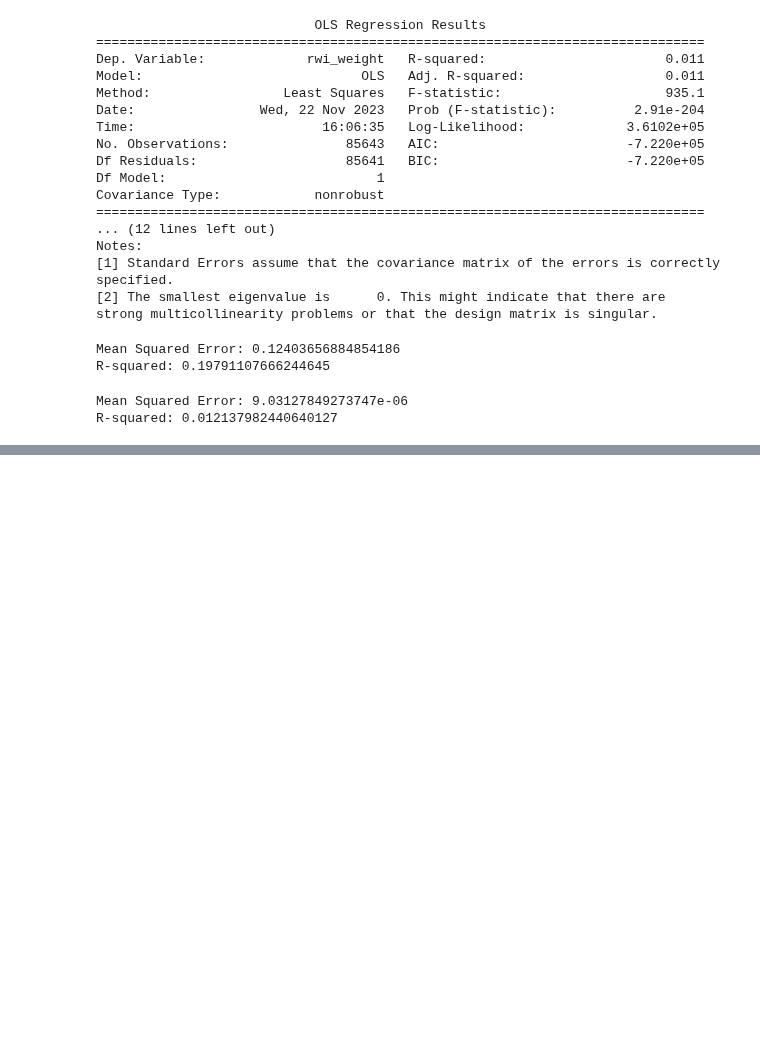
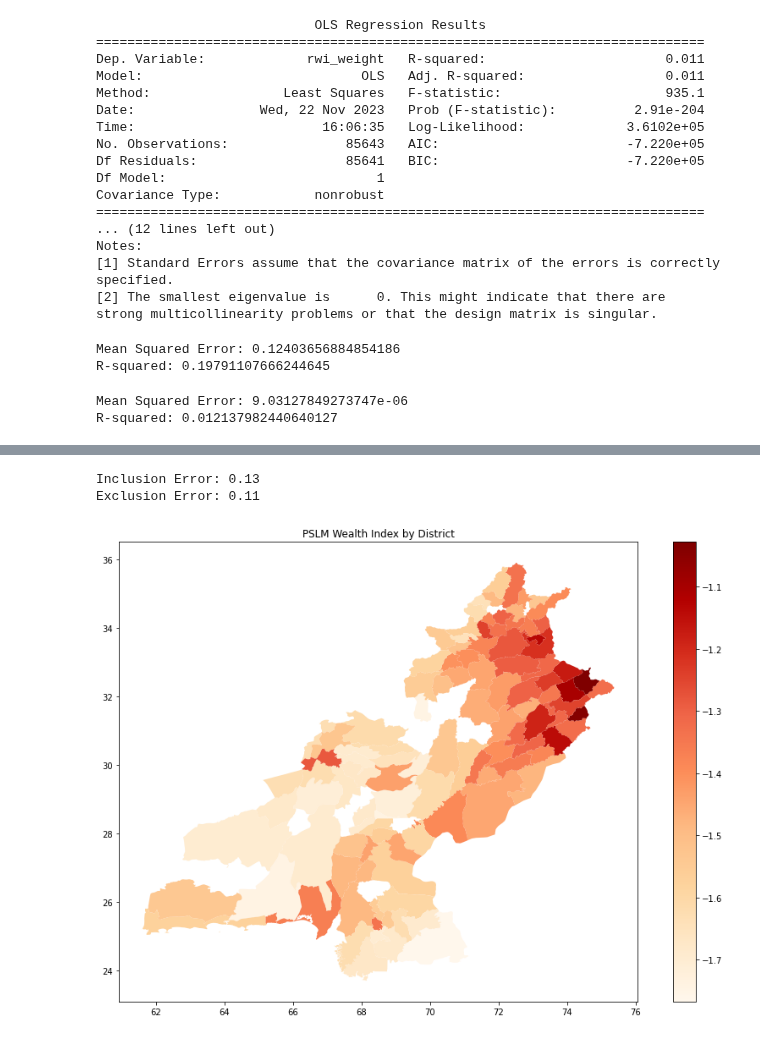
Before and after one commit to kismat91/Index-Based-Poverty-Estimation-in-Pakistan-, a Jupyter notebook: Task4_1.ipynb, the cells around one changed output, grey strips where cells are left out. Drawn from its saved outputs; the diff is of its cells as text; code cells hidden in the pictures; blank space fills up the shorter version.

```diff
--- a/Task4_1.ipynb
+++ b/Task4_1.ipynb
@@ -559,0 +696,6 @@ R-squared: 0.012137982440640127
+# %%
+pslm_data = pd.read_csv("PSLM_data_with_wealth_index.csv")
+pslm_district_wealth = pslm_data.groupby('District').agg({
+    'Wealth_Index1': 'mean',
+    'popwt': 'sum'
+}).reset_index()
@@ -559,0 +723,27 @@ R-squared: 0.012137982440640127
+# %%
+# Load districts shapefile with environment settings to restore .shx index files
+with Env(SHAPE_RESTORE_SHX='YES'):
+    districts = gpd.read_file('/Users/kismatkhatri/Documents/Capstone project/shapefile/pak_admbnda_adm2_wfp_20220909.shp')
+
+# Convert RWI data into GeoDataFrame
+geometry = [Point(xy) for xy in zip(rwi_df['longitude'], rwi_df['latitude'])]
+rwi_df = gpd.GeoDataFrame(rwi_df, geometry=geometry)
+
+# Ensure CRS match
+rwi_df.crs = districts.crs
+
+# Perform the spatial join to associate RWI data with districts
+rwi_data_with_district = gpd.sjoin(rwi_df, districts, how="left", op="within")
+
+# Filter RWI data by specified provinces
+provinces_to_include = ["Punjab", "Sindh", "Balochistan", "Khyber Pakhtunkhwa", "Islamabad"]
+filtered_rwi_district_data = rwi_data_with_district[rwi_data_with_district['ADM1_EN'].isin(provinces_to_include)]
+
+# Apply the mapping dictionary to the 'ADM2_EN' column of the filtered_rwi_district_data dataframe
+filtered_rwi_district_data['ADM2_EN'] = filtered_rwi_district_data['ADM2_EN'].replace(district_mapping)
+
+
+# Display column names in filtered_rwi_district_data
+column_names_filtered_rwi = filtered_rwi_district_data.columns
+print("Column Names in filtered_rwi_district_data:")
+print(column_names_filtered_rwi)
@@ -559,0 +815,30 @@ R-squared: 0.012137982440640127
+# %%
+
+# Calculate the set of all districts
+all_districts = set(pslm_data['District'])
+
+# Calculate inclusion and exclusion errors
+incorrectly_included = set(targeted_districts_rwi) - set(targeted_districts_pslm)
+incorrectly_excluded = set(targeted_districts_pslm) - set(targeted_districts_rwi)
+
+# Error rates
+inclusion_error = len(incorrectly_included) / len(all_districts)
+exclusion_error = len(incorrectly_excluded) / len(all_districts)
+
+# Print out the errors
+print(f"Inclusion Error: {inclusion_error:.2f}")
+print(f"Exclusion Error: {exclusion_error:.2f}")
+# %% [output]
+Inclusion Error: 0.13
+Exclusion Error: 0.11
+# %%
+# Merge PSLM data with the shapefile
+pslm_geo = districts.merge(pslm_district_wealth, left_on='ADM2_EN', right_on='District', how='left')
+
+# Visualize the PSLM data
+fig, ax = plt.subplots(1, 1, figsize=(15, 10))
+pslm_geo.plot(column='Wealth_Index1', ax=ax, legend=True, cmap='OrRd')
+plt.title('PSLM Wealth Index by District')
+plt.show()
+# %% [output]
+[figure, added]
```
Also changed, not shown: parts of 9 cells of this notebook.
